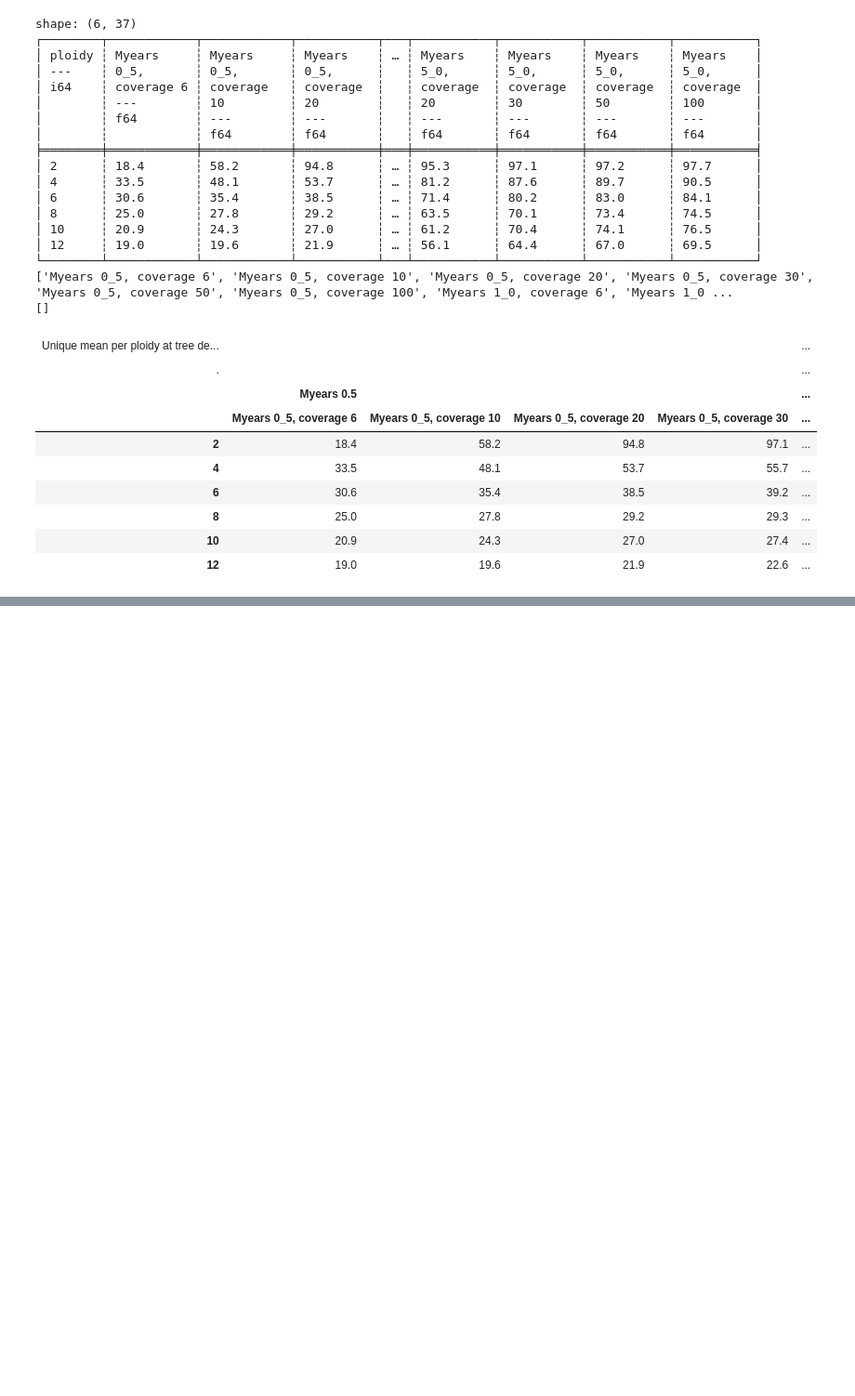
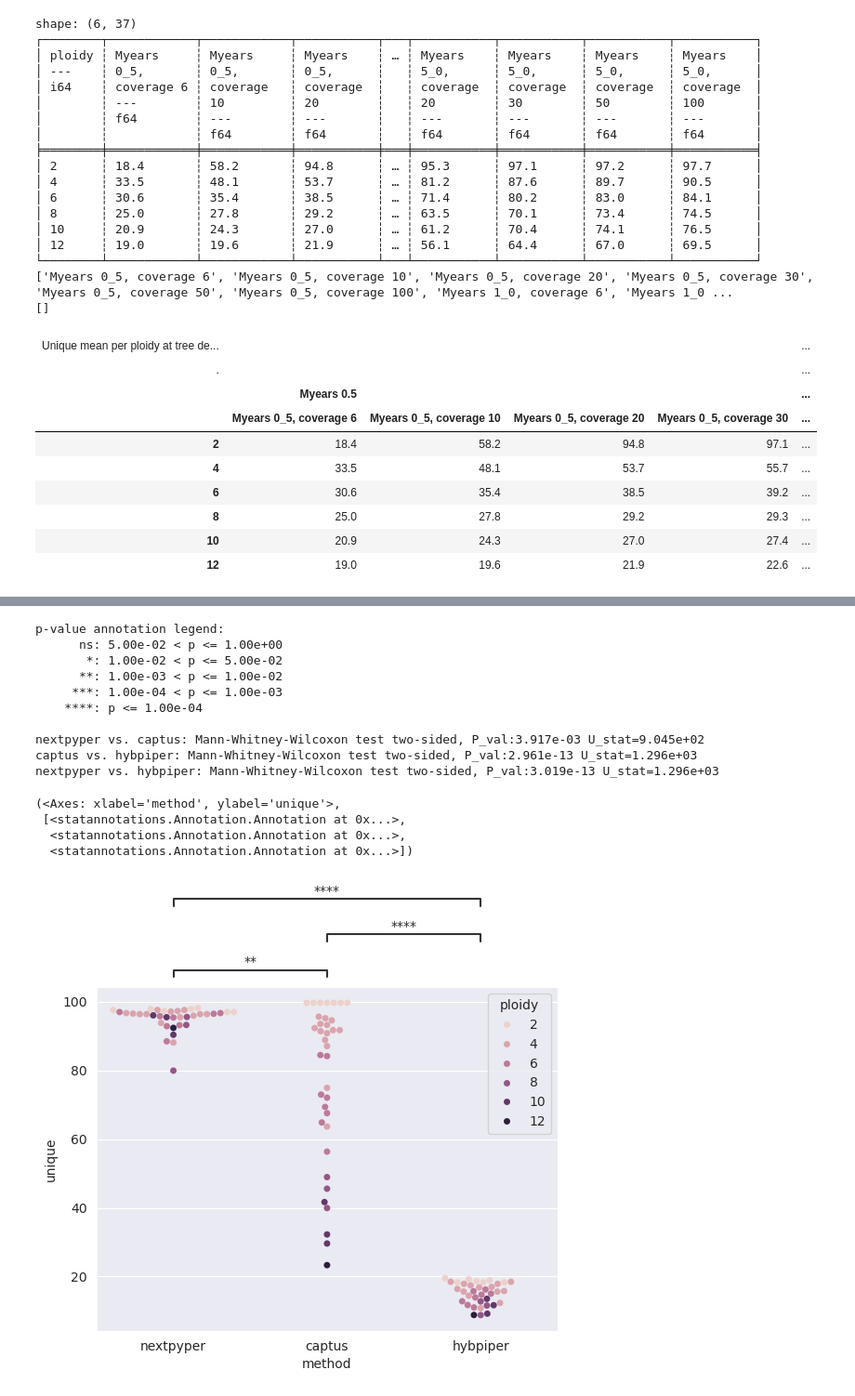
Before and after one commit to M2BL/NextPyper, a Jupyter notebook: nextpyper/workflow/scripts/ms_figures.ipynb, the cells around one changed output, grey strips where cells are left out. Shown at 93% size. Cells and saved outputs as stored; diff of their text form; code cells hidden in the pictures; blank space fills up the shorter version.

```diff
--- a/nextpyper/workflow/scripts/ms_figures.ipynb
+++ b/nextpyper/workflow/scripts/ms_figures.ipynb
@@ -361,0 +455,8 @@ shape: (6, 37)
+# %%
+target_year = Path('/home/yjkbertrand/Documents/projects/fumaria_sim/results/Myears_10_0')
+cov = 100
+years = str(target_year.name).replace('Myears_', "").replace('_','.')
+target = target_year / f"cov_{cov}_allele1"
+df = create_table(target)
+norm_df = normalize_data_sample(df, 333)
+norm_df
@@ -361,0 +477,26 @@ shape: (6, 37)
+# %%
+x = "method"
+y = "unique"
+order = ['nextpyper','captus', 'hybpiper']
+# ax = sns.violinplot(data=norm_df, x=x, y=y, order=order)
+ax = sns.swarmplot(data=norm_df, x=x, y=y, order=order, hue="ploidy")
+pairs=[('nextpyper','captus'), ('nextpyper', 'hybpiper'), ('captus', 'hybpiper')]
+annotator = Annotator(ax, pairs, data=df, x=x, y=y, order=order)
+annotator.configure(test='Mann-Whitney', text_format='star', loc='outside')
+annotator.apply_and_annotate()
+# %% [output]
+p-value annotation legend:
+      ns: 5.00e-02 < p <= 1.00e+00
+       *: 1.00e-02 < p <= 5.00e-02
+      **: 1.00e-03 < p <= 1.00e-02
+     ***: 1.00e-04 < p <= 1.00e-03
+    ****: p <= 1.00e-04
+
+nextpyper vs. captus: Mann-Whitney-Wilcoxon test two-sided, P_val:3.917e-03 U_stat=9.045e+02
+captus vs. hybpiper: Mann-Whitney-Wilcoxon test two-sided, P_val:2.961e-13 U_stat=1.296e+03
+nextpyper vs. hybpiper: Mann-Whitney-Wilcoxon test two-sided, P_val:3.019e-13 U_stat=1.296e+03
+(<Axes: xlabel='method', ylabel='unique'>,
+ [<statannotations.Annotation.Annotation at 0x...>,
+  <statannotations.Annotation.Annotation at 0x...>,
+  <statannotations.Annotation.Annotation at 0x...>])
+[figure, added]
```
Also changed, not shown: parts of 4 cells of this notebook.
